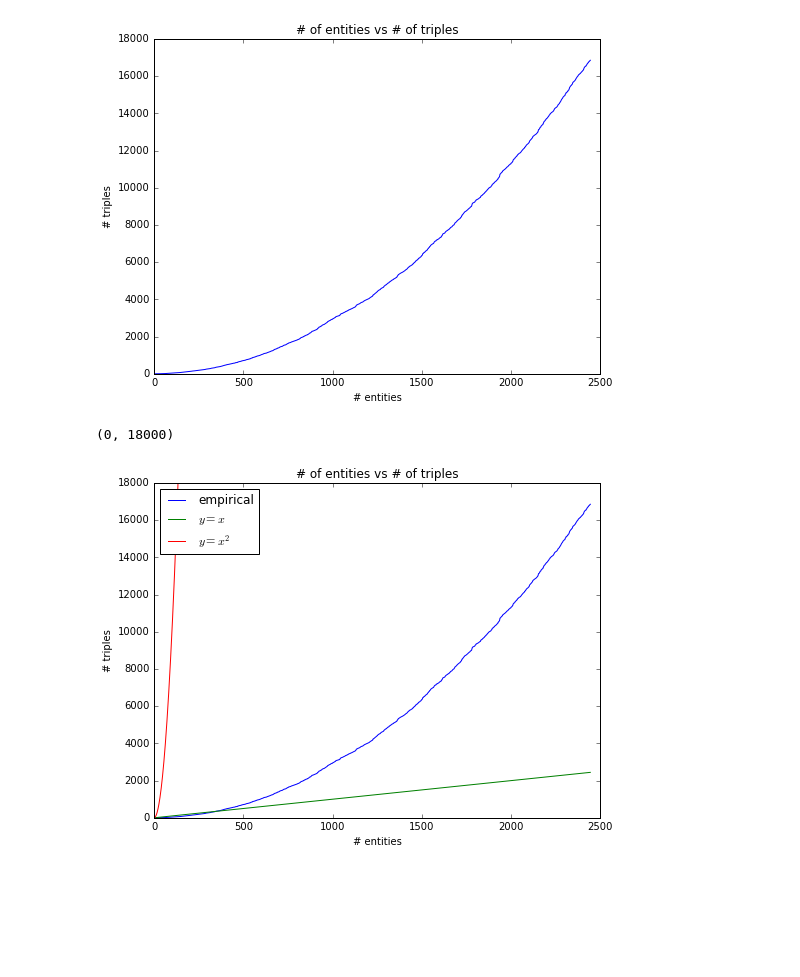
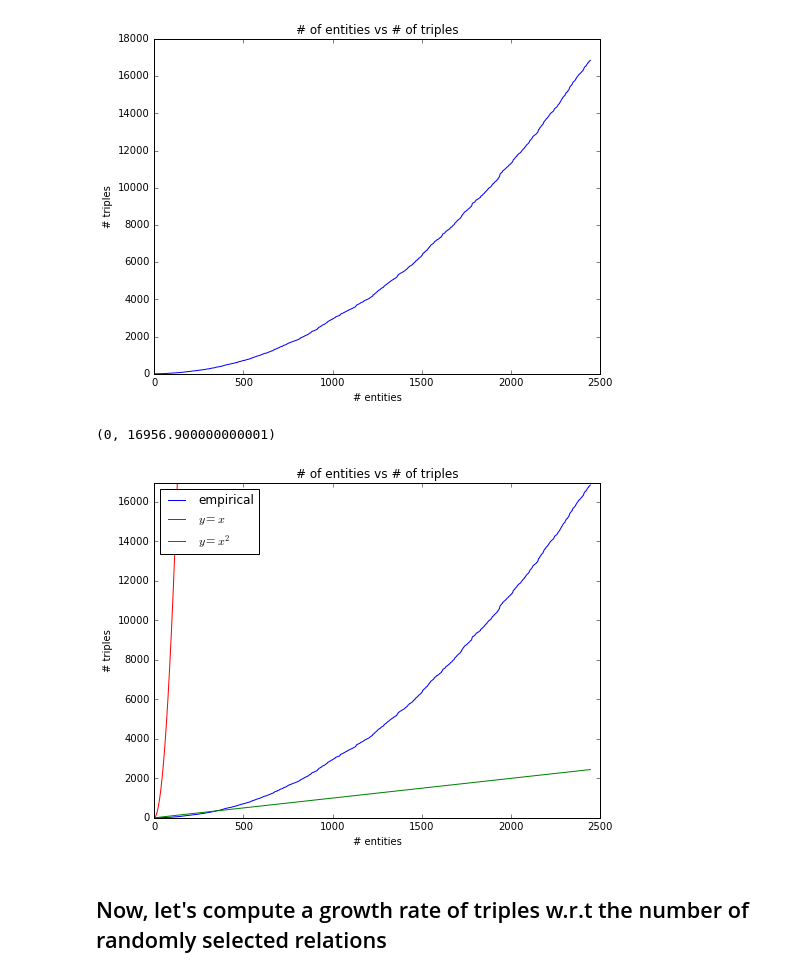
Before and after one commit to dongwookim-ml/sparse-graph-prior, a Jupyter notebook: notebooks/SimulateKnowledgeGraph.ipynb, the cells around one changed output. Saved outputs shown, nothing was run; the diff lists cells and outputs as text; code cells hidden in the pictures; blank space fills up the shorter version.

```diff
--- a/notebooks/SimulateKnowledgeGraph.ipynb
+++ b/notebooks/SimulateKnowledgeGraph.ipynb
@@ -94,16 +94,18 @@ plt.ylabel('# triples')
 # %%
 plt.figure(figsize=(8,6))
 plt.plot(avg_cnt, label='empirical')
 plt.title('# of entities vs # of triples')
 plt.xlabel('# entities')
 plt.ylabel('# triples')
 
 first_order = [x for x in range(n_e)]
 second_order = [x**2 for x in range(n_e)]
 plt.plot(first_order, label='$y=x$')
 plt.plot(second_order, label='$y=x^2$')
 plt.legend(loc='upper left')
-plt.ylim([0, 18000])
+plt.ylim([0, avg_cnt[-1]+100])
 # %% [output]
-(0, 18000)
+(0, 16956.900000000001)
-[figure, old version]
+[figure, new version]
+# %% [markdown]
+## Now, let's compute a growth rate of triples w.r.t the number of randomly selected relations
```
Also changed, not shown: parts of 4 cells of this notebook.
